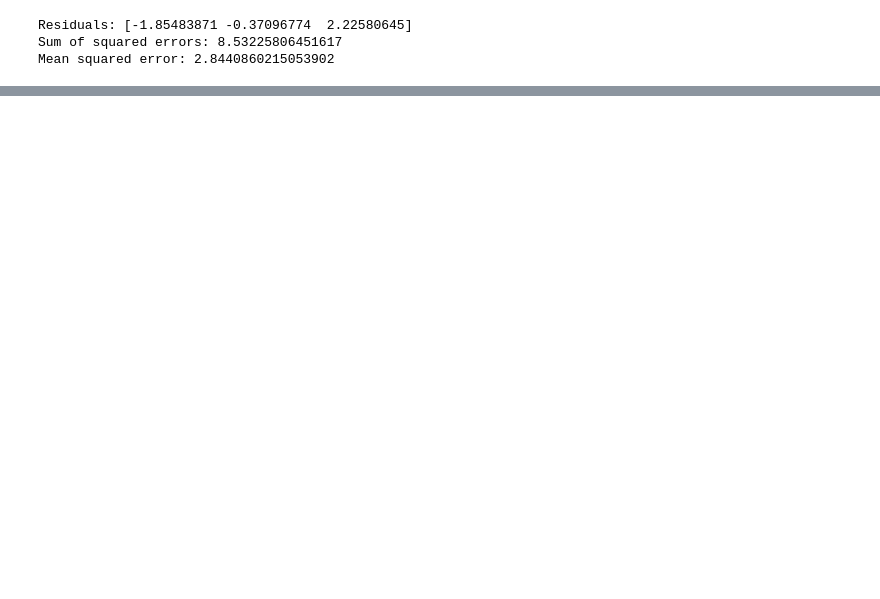
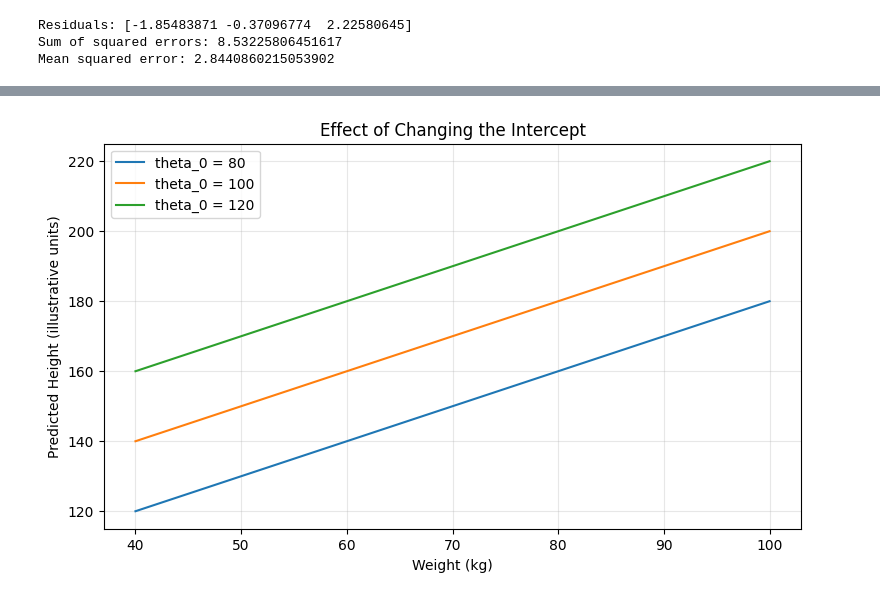
Before and after one commit to silverbullet-ai/learning-intelligence, a Jupyter notebook: 04-data-and-ai/04-machine-learning/04-simple-linear-regression/notebook.ipynb, the cells around one changed output, grey strips where cells are left out. Saved outputs shown, nothing was run; the diff lists cells and outputs as text; code cells hidden in the pictures; blank space fills up the shorter version.

```diff
--- a/04-data-and-ai/04-machine-learning/04-simple-linear-regression/notebook.ipynb
+++ b/04-data-and-ai/04-machine-learning/04-simple-linear-regression/notebook.ipynb
@@ -160,0 +177,20 @@ Mean squared error: 2.8440860215053902
+# %%
+def predict_output(x, theta_0, theta_1):
+    """
+    Calculate predictions using:
+    h_theta(x) = theta_0 + theta_1 * x
+    """
+    return theta_0 + theta_1 * x
+
+
+# Example parameters
+theta_0 = 100
+theta_1 = 1
+
+weight = 75
+predicted_height = predict_output(weight, theta_0, theta_1)
+
+print(f"Weight: {weight} kg")
+print(f"Intercept (theta_0): {theta_0}")
+print(f"Slope (theta_1): {theta_1}")
+print(f"Predicted output: {predicted_height}")
@@ -160,0 +212,24 @@ Mean squared error: 2.8440860215053902
+# %%
+x_values = np.linspace(40, 100, 200)
+theta_1 = 1
+
+intercepts = [80, 100, 120]
+
+plt.figure(figsize=(9, 5))
+
+for theta_0 in intercepts:
+    y_values = predict_output(x_values, theta_0, theta_1)
+    plt.plot(
+        x_values,
+        y_values,
+        label=f"theta_0 = {theta_0}"
+    )
+
+plt.xlabel("Weight (kg)")
+plt.ylabel("Predicted Height (illustrative units)")
+plt.title("Effect of Changing the Intercept")
+plt.legend()
+plt.grid(True, alpha=0.3)
+plt.show()
+# %% [output]
+[figure, added]
```
Also changed, not shown: parts of 23 cells of this notebook, 1 other file.
